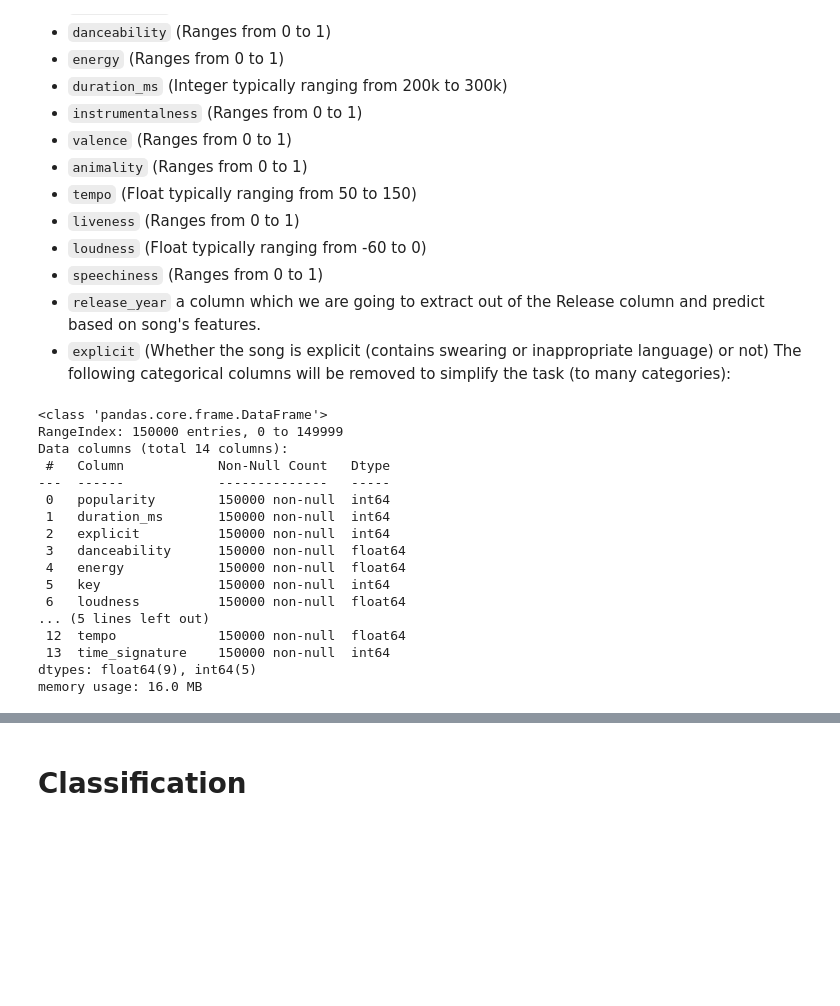
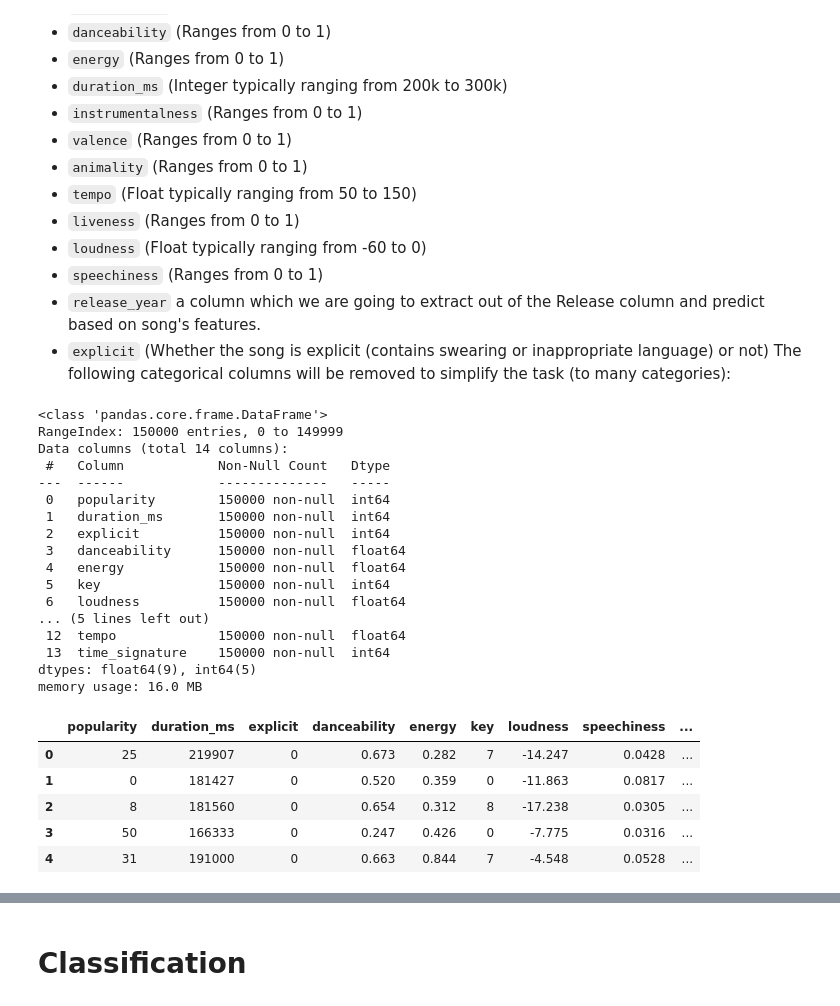
Before and after one commit to yonatanwies/GeometryOfInformation, a Jupyter notebook: 2nd_Milestone.ipynb, the cells around one changed output, grey strips where cells are left out. Drawn from its saved outputs; the diff is of its cells as text; code cells hidden in the pictures; blank space fills up the shorter version.

```diff
--- a/2nd_Milestone.ipynb
+++ b/2nd_Milestone.ipynb
@@ -216,50 +224,70 @@ import pandas as pd
 reg_url = 'https://raw.githubusercontent.com/FreeDataSets/DataPool/main/tracks_150000.csv' # this is the url for the dataset
 reg_df = pd.read_csv(reg_url)#.sample(100000,random_state=42) # In order to reduce the size of the dataset, we are taking a random sample of 5000 rows from the dataset
 reg_df.drop(['name', 'artists','id','release_date', 'artists_id','genre',], axis=1, inplace=True, errors='ignore') # Removing Categorical features with more then 10 unique values
-
+reg_df.sample(1000,random_state=42)
 # a preview of the dataframe
 reg_df.info()
 display(reg_df.head())
 
-# split the data into features and target variable
-Xreg = reg_df.drop('popularity', axis=1).values # features
-yreg = reg_df['popularity'] # target variable
+p_size_ls = [3,5,10,13]
+spot_results_dict = {}
+for p in p_size_ls:
 
-from sklearn.model_selection import train_test_split
-# split the data into train and test sets
-Xreg_train, Xreg_test, yreg_train, yreg_test = train_test_split(Xreg, yreg, test_size=0.2, random_state=42)
+    # split the data into features and target variable
+    Xreg = reg_df.drop('popularity', axis=1).values[:,:p-1] # features
+    yreg = reg_df['popularity'] # target variable
 
-from sklearn.preprocessing import StandardScaler
-scaler_reg = StandardScaler().fit(Xreg_train)
-Xreg_train_scaled = scaler_reg.transform(Xreg_train)
-Xreg_test_scaled = scaler_reg.transform(Xreg_test)
+    from sklearn.model_selection import train_test_split
+    # split the data into train and test sets
+    Xreg_train, Xreg_test, yreg_train, yreg_test = train_test_split(Xreg, yreg, test_size=0.2, random_state=42)
+
+    from sklearn.preprocessing import StandardScaler
+    scaler_reg = StandardScaler().fit(Xreg_train)
+    Xreg_train_scaled = scaler_reg.transform(Xreg_train)
+    Xreg_test_scaled = scaler_reg.transform(Xreg_test)
+
+    # Define model parameters
+    args_cuda = torch.cuda.is_available()
+    device = torch.device("cuda" if args_cuda else "cpu")
+
+    model = STG(task_type='regression',input_dim=X_train.shape[1], output_dim=1, hidden_dims=[100, 50, 10], activation='tanh',
+        optimizer='SGD', learning_rate=0.1, batch_size=X_train.shape[0], feature_selection=feature_selection, sigma=0.5, lam=0.1, random_state=1, device=device)
+    print("fitting model")
+    model.fit(X_train, y_train, nr_epochs=3000, valid_X=X_test, valid_y=y_test, print_interval=1000)
 
 
-# Define model parameters
-args_cuda = torch.cuda.is_available()
-device = torch.device("cuda" if args_cuda else "cpu")
-feature_selection = True
+    ## TESTING THE MODEL
+    y_pred=model.predict(X_test)
+    spot_results_dict[p] = {
+            'R2 Score': round(r2_score(y_test, y_pred),3),
+            'RMSE': round(mean_squared_error(y_test, y_pred, squared=False),3),
+            'MAE': round(mean_absolute_error(y_test, y_pred),3),
+            'MAPE': round(mean_absolute_percentage_error(y_test, y_pred),3),
+            'gates_found': model.get_gates(mode='prob').astype(str),
+        }
 
-# Initialize and fit the model
-model = STG(task_type='classification',input_dim=X_train.shape[1],output_dim=2,hidden_dims=[500, 50, 10],activation='tanh',optimizer='SGD',learning_rate=0.1,batch_size=32,
-            feature_selection=feature_selection,sigma=0.5,lam=0.1,random_state=1,device=device)
-
-model.fit( X_train, y_train, nr_epochs=3000, valid_X=X_test, valid_y=y_test, print_interval=1000)
+spot_results_dict = pd.DataFrame(spot_results_dict).T
 # %% [output]
 <class 'pandas.core.frame.DataFrame'>
 RangeIndex: 150000 entries, 0 to 149999
 Data columns (total 14 columns):
  #   Column            Non-Null Count   Dtype
 ---  ------            --------------   -----
  0   popularity        150000 non-null  int64
  1   duration_ms       150000 non-null  int64
  2   explicit          150000 non-null  int64
  3   danceability      150000 non-null  float64
  4   energy            150000 non-null  float64
  5   key               150000 non-null  int64
  6   loudness          150000 non-null  float64
 ... (5 lines left out)
  12  tempo             150000 non-null  float64
  13  time_signature    150000 non-null  int64
 dtypes: float64(9), int64(5)
 memory usage: 16.0 MB
+|  | popularity | duration_ms | explicit | danceability | energy | key | loudness | speechiness | ... |
+| 0 | 25 | 219907 | 0 | 0.673 | 0.282 | 7 | -14.247 | 0.0428 | ... |
+| 1 | 0 | 181427 | 0 | 0.520 | 0.359 | 0 | -11.863 | 0.0817 | ... |
+| 2 | 8 | 181560 | 0 | 0.654 | 0.312 | 8 | -17.238 | 0.0305 | ... |
+| 3 | 50 | 166333 | 0 | 0.247 | 0.426 | 0 | -7.775 | 0.0316 | ... |
+| 4 | 31 | 191000 | 0 | 0.663 | 0.844 | 7 | -4.548 | 0.0528 | ... |
```
Also changed, not shown: parts of 18 cells of this notebook.
